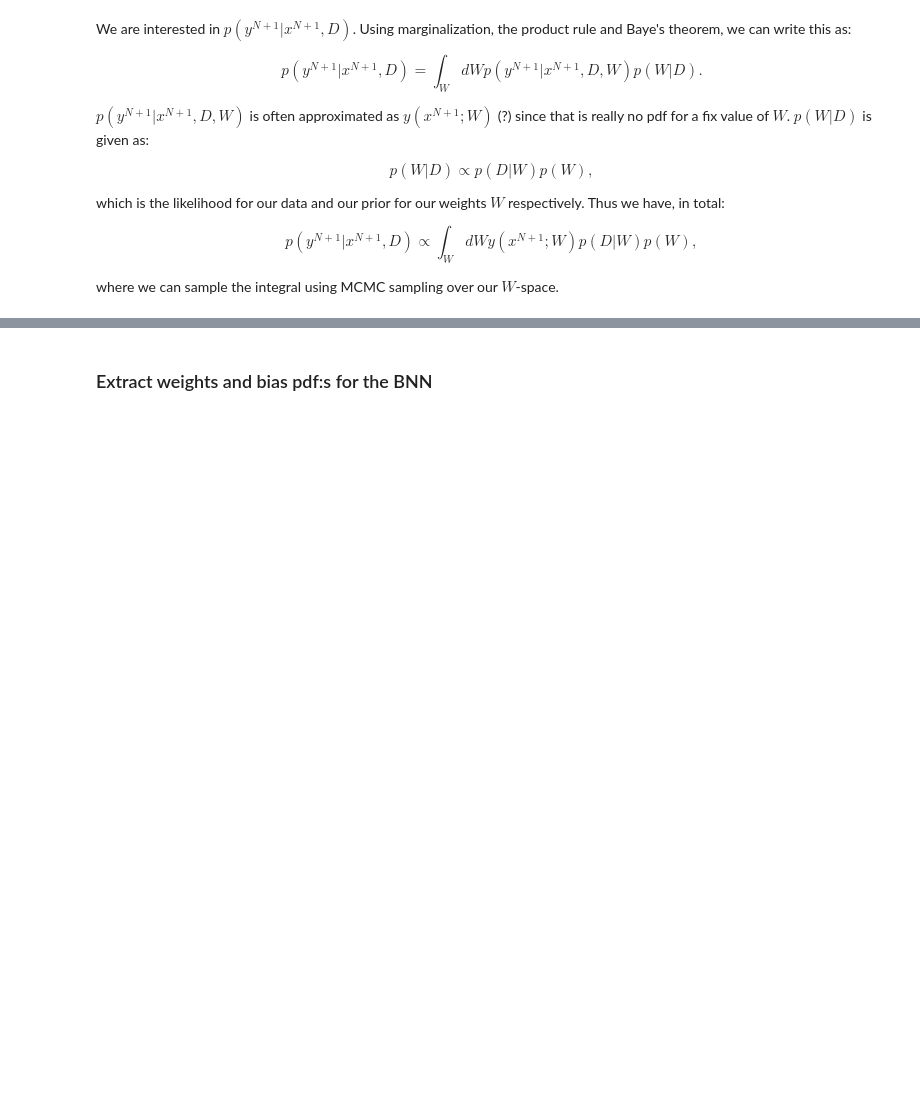
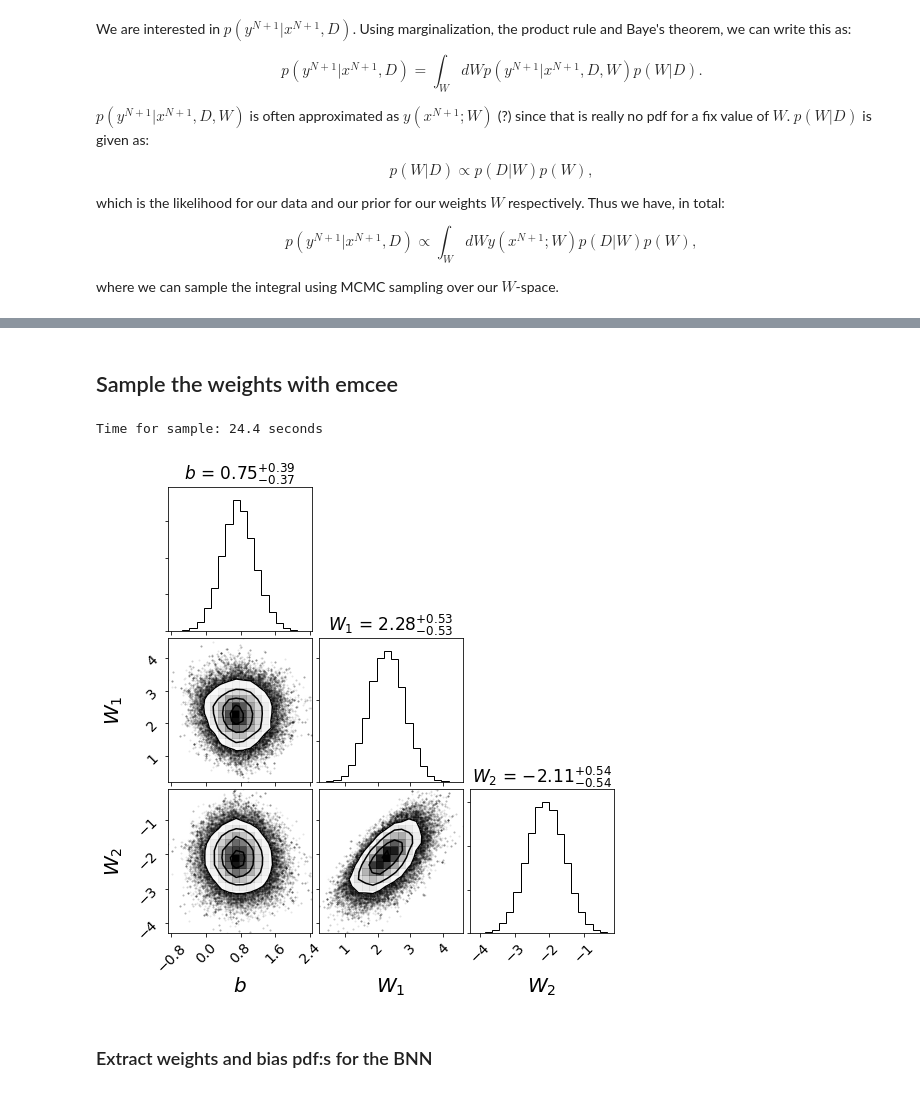
Before and after one commit to elindgren/lfd_project, a Jupyter notebook: Project 2/(Extra) Bayesian Neural Network.ipynb, the cells around one changed output, grey strips where cells are left out. Drawn from its saved outputs; the diff is of its cells as text; code cells hidden in the pictures; blank space fills up the shorter version.

```diff
--- a/Project 2/(Extra) Bayesian Neural Network.ipynb
+++ b/Project 2/(Extra) Bayesian Neural Network.ipynb
@@ -188,3 +198,35 @@ SyntaxError: invalid syntax (<ipython-input-29-e4ab932a7911>, line 9)
+# %% [markdown]
+## Sample the weights with emcee
+# %%
+# Define sampling properties
+ndim = 3
+nwalkers = 10
+W0 = np.random.randn(nwalkers, ndim)
+nburn = 200
+nsamples = 10000
+
+# Additional arguments for the sampler e.g. target and training data
+argtuple = (train_data[:,0], train_data[:,1:], 1)  # targets, input data, sigma
+
+# Define sampler
+sampler = emcee.EnsembleSampler(nwalkers, ndim, log_posterior, args=argtuple)
+
+# Perform the sampling
+t0 = time.time()
+sampler.run_mcmc(W0, nburn+nsamples)
+t1 = time.time()
+print(f'Time for sample: {(t1-t0):.1f} seconds')
+
+# Extract the samples and ignore the burn-in
+samples = sampler.chain[:, nburn:, :].reshape(-1, ndim)
+# %% [output]
+Time for sample: 24.4 seconds
+# %%
+# Plot the weights with corner
+fig_weights = corner.corner(samples, labels=[r'$b$', r'$W_1$', r'$W_2$'], label_kwargs={'fontsize': 20},
+                            show_titles=True, title_kwargs={'fontsize': 17})
+# %% [output]
+[figure, added]
 # %% [markdown]
 ### Extract weights and bias pdf:s for the BNN
 # %% [markdown]
```
Also changed, not shown: parts of 5 cells of this notebook, 1 other file.
